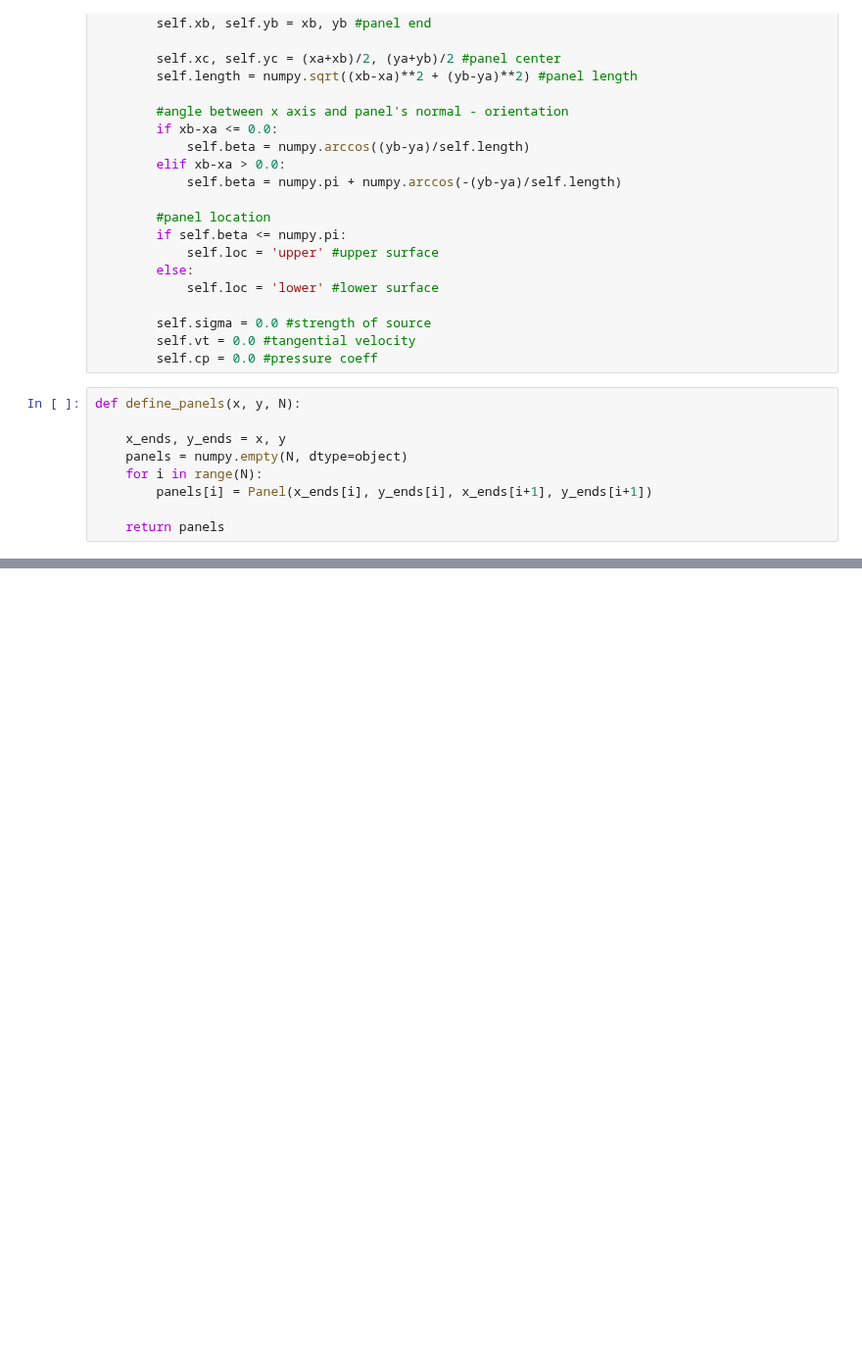
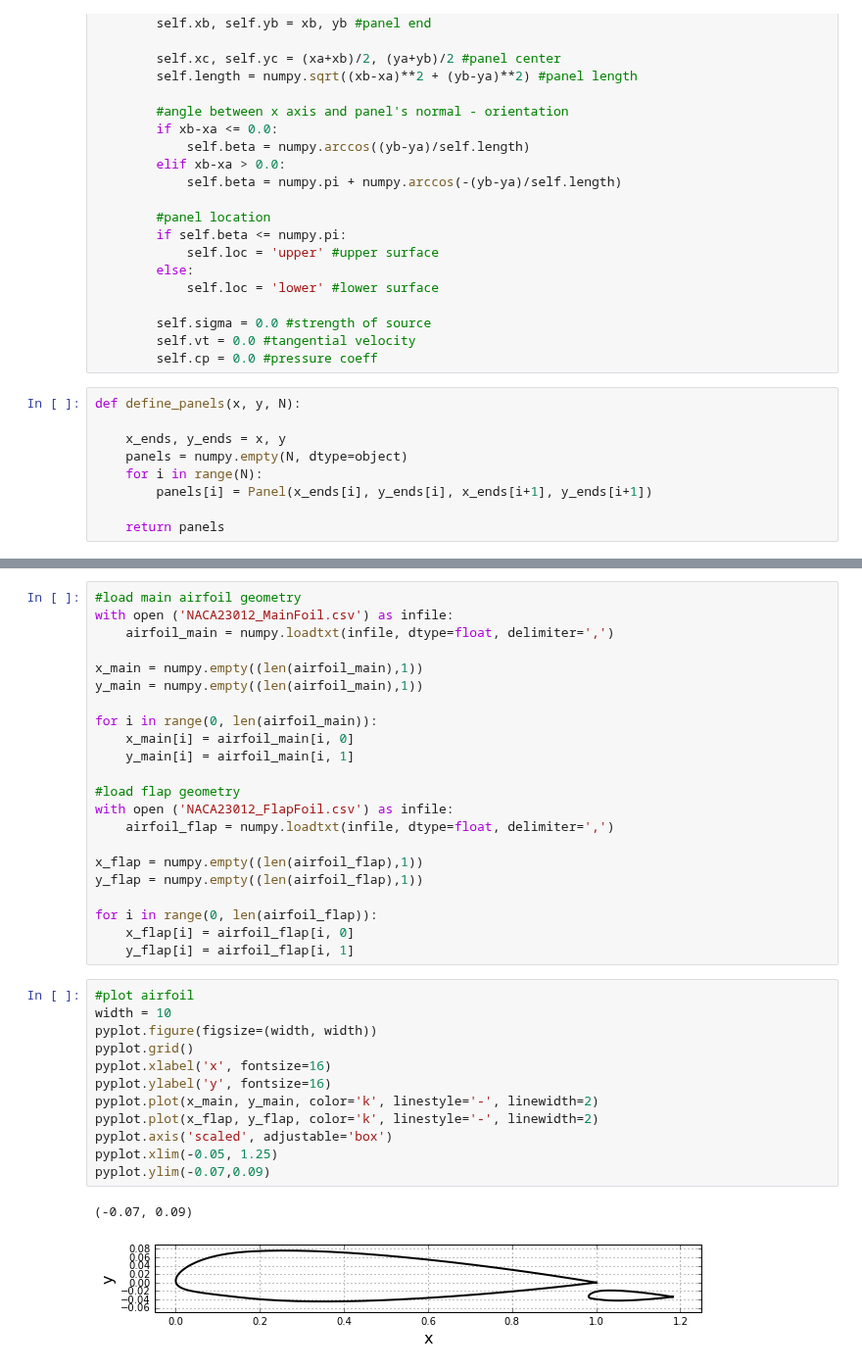
Before and after one commit to alexabaumer/MAE6226, a Jupyter notebook: Baumer_assignment03.ipynb, the cells around one changed output, grey strips where cells are left out. Shown at 98% size. Drawn from its saved outputs; the diff is of its cells as text; blank space fills up the shorter version.

```diff
--- a/Baumer_assignment03.ipynb
+++ b/Baumer_assignment03.ipynb
@@ -101,0 +169,37 @@ pyplot.axis('scaled', adjustable='box')
+# %%
+#load main airfoil geometry
+with open ('NACA23012_MainFoil.csv') as infile:
+    airfoil_main = numpy.loadtxt(infile, dtype=float, delimiter=',')
+
+x_main = numpy.empty((len(airfoil_main),1))
+y_main = numpy.empty((len(airfoil_main),1))
+
+for i in range(0, len(airfoil_main)):
+    x_main[i] = airfoil_main[i, 0]
+    y_main[i] = airfoil_main[i, 1]
+
+#load flap geometry
+with open ('NACA23012_FlapFoil.csv') as infile:
+    airfoil_flap = numpy.loadtxt(infile, dtype=float, delimiter=',')
+
+x_flap = numpy.empty((len(airfoil_flap),1))
+y_flap = numpy.empty((len(airfoil_flap),1))
+
+for i in range(0, len(airfoil_flap)):
+    x_flap[i] = airfoil_flap[i, 0]
+    y_flap[i] = airfoil_flap[i, 1]
+# %%
+#plot airfoil
+width = 10
+pyplot.figure(figsize=(width, width))
+pyplot.grid()
+pyplot.xlabel('x', fontsize=16)
+pyplot.ylabel('y', fontsize=16)
+pyplot.plot(x_main, y_main, color='k', linestyle='-', linewidth=2)
+pyplot.plot(x_flap, y_flap, color='k', linestyle='-', linewidth=2)
+pyplot.axis('scaled', adjustable='box')
+pyplot.xlim(-0.05, 1.25)
+pyplot.ylim(-0.07,0.09)
+# %% [output]
+(-0.07, 0.09)
+[figure, added]
```
Also changed, not shown: parts of 17 cells of this notebook, 2 other files.
